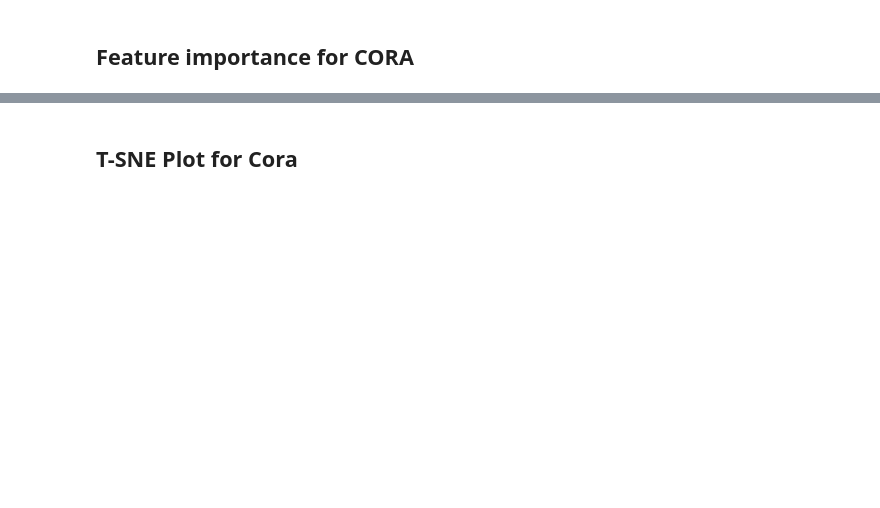
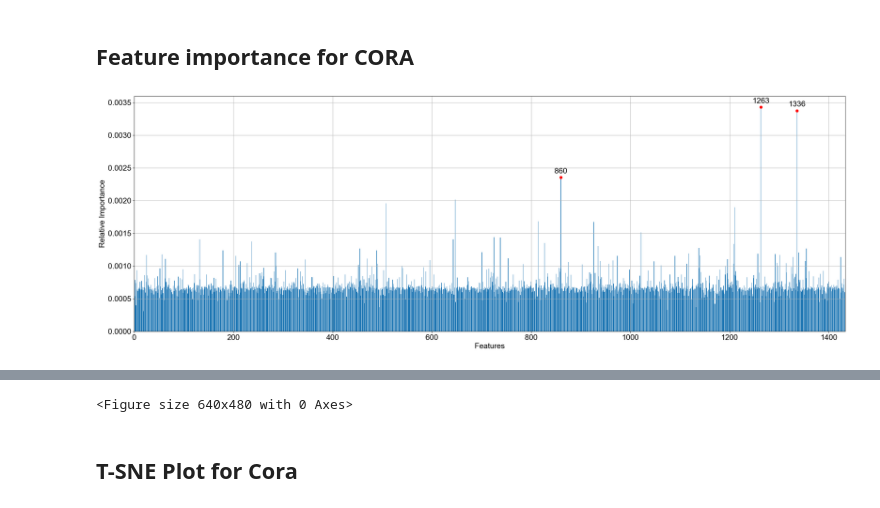
Before and after one commit to danielwalke/GraphAware, a Jupyter notebook: GraphAwareEvaluation_transductive.ipynb, the cells around one changed output, grey strips where cells are left out. Saved outputs shown, nothing was run; the diff lists cells and outputs as text; code cells hidden in the pictures; blank space fills up the shorter version.

```diff
--- a/GraphAwareEvaluation_transductive.ipynb
+++ b/GraphAwareEvaluation_transductive.ipynb
@@ -237,7 +324,7 @@ clfs = [store["LogisticRegression"][0]["model"], store["LogisticRegression"][3][
 attention_configs = [store["LogisticRegression"][0]["attention_config"], store["LogisticRegression"][3]["attention_config"], store["LogisticRegression"][8]["attention_config"]]
 times = []
 accs = []
-for i in range(100):
+for i in range(1):
     framework, end_time = fit_dataset(CITESEER,user_functions=user_functions, hops_list= [0,3,8], clfs = clfs, attention_configs= attention_configs)
     acc_dict = predict_dataset(CITESEER, framework)
     times.append(end_time)
@@ -288,7 +377,7 @@ clfs = [store["LogisticRegression"][0]["model"], store["LogisticRegression"][3][
 attention_configs = [store["LogisticRegression"][0]["attention_config"], store["LogisticRegression"][3]["attention_config"], store["LogisticRegression"][8]["attention_config"]]
 times = []
 accs = []
-for i in tqdm(range(100)):
+for i in tqdm(range(1)):
     framework, end_time = fit_dataset(PUBMED,user_functions=user_functions, hops_list= [0,3,8], clfs = clfs, attention_configs= attention_configs)
     acc_dict = predict_dataset(PUBMED, framework)
     times.append(end_time)
@@ -341,7 +432,7 @@ attention_configs = [store["LogisticRegression"][0]["attention_config"], store["
 
 times = []
 accs = []
-for i in range(10):
+for i in range(1):
     framework, end_time = fit_dataset(CORA,user_functions=user_functions, hops_list= [0,3,8], clfs = clfs, attention_configs= attention_configs)
     acc_dict = predict_dataset(CORA, framework)
     print(acc_dict)
@@ -355,12 +450,11 @@ print(f"Accuracy of Cora {np.array(accs).mean()} +- {np.array(accs).std()}; Requ
 # %%
 import matplotlib.pyplot as plt
 import matplotlib
 font = {'family' : 'Arial',
         'weight' : 'normal',
         'size'   : 18}
 
 matplotlib.rc('font', **font)
-plt.figure(figsize=(30,10))
-plt.ylim(0, 0.006)
-plt.xlim(0, 1434)
-framework.plot_feature_importances()
+framework.plot_feature_importances(mark_top_n_peaks = 3, file_name="feature_importance_cora", dpi = 100)
+# %% [output]
+[figure, added]
@@ -367,3 +462,4 @@ framework.plot_feature_importances()
+<Figure size 640x480 with 0 Axes>
 # %% [markdown]
 ## T-SNE Plot for Cora
 # %%
```
Also changed, not shown: parts of 13 cells of this notebook, 6 other files.
